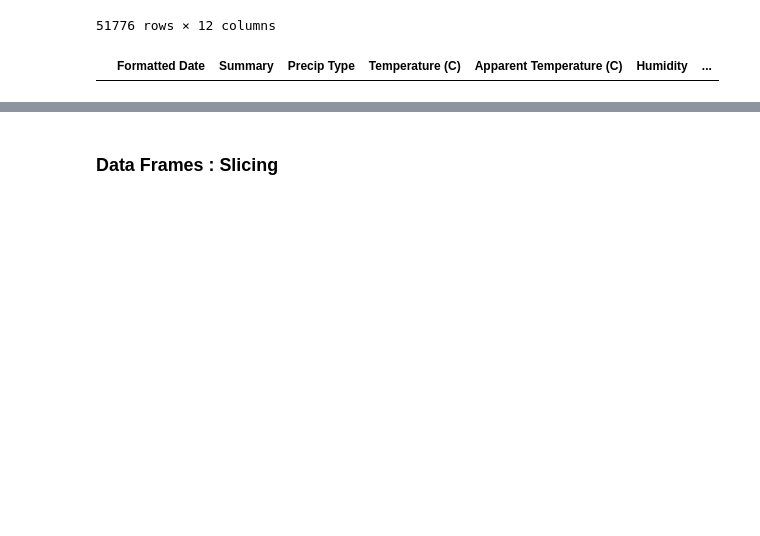
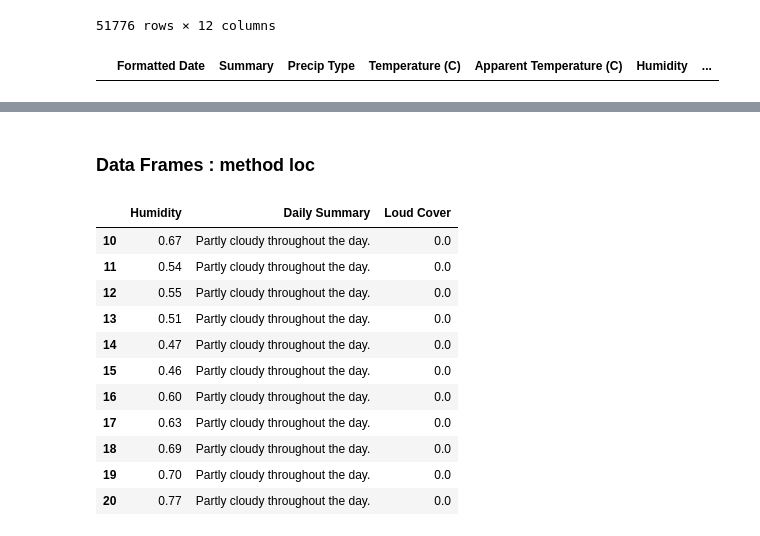
Before and after one commit to Isuru-Sandaruwan-Kumarasiri/Advanced_Python_In_Pandas, a Jupyter notebook: Advanced Python In Pandas.ipynb, the cells around one changed output, grey strips where cells are left out. Drawn from its saved outputs; the diff is of its cells as text; code cells hidden in the pictures; blank space fills up the shorter version.

```diff
--- a/Untitled.ipynb
+++ b/Advanced Python In Pandas.ipynb
@@ -323,2 +369,2 @@ df_
 # %% [markdown]
-###  Data Frames : Slicing
+###  Data Frames : method loc
@@ -326,0 +371,17 @@ df_
+# %%
+# Select rows by their labels :
+
+df.loc[10 :20 ,["Humidity","Daily Summary","Loud Cover"]]
+# %% [output]
+|  | Humidity | Daily Summary | Loud Cover |
+| 10 | 0.67 | Partly cloudy throughout the day. | 0.0 |
+| 11 | 0.54 | Partly cloudy throughout the day. | 0.0 |
+| 12 | 0.55 | Partly cloudy throughout the day. | 0.0 |
+| 13 | 0.51 | Partly cloudy throughout the day. | 0.0 |
+| 14 | 0.47 | Partly cloudy throughout the day. | 0.0 |
+| 15 | 0.46 | Partly cloudy throughout the day. | 0.0 |
+| 16 | 0.60 | Partly cloudy throughout the day. | 0.0 |
+| 17 | 0.63 | Partly cloudy throughout the day. | 0.0 |
+| 18 | 0.69 | Partly cloudy throughout the day. | 0.0 |
+| 19 | 0.70 | Partly cloudy throughout the day. | 0.0 |
+| 20 | 0.77 | Partly cloudy throughout the day. | 0.0 |
```
Also changed, not shown: parts of 4 cells of this notebook.
